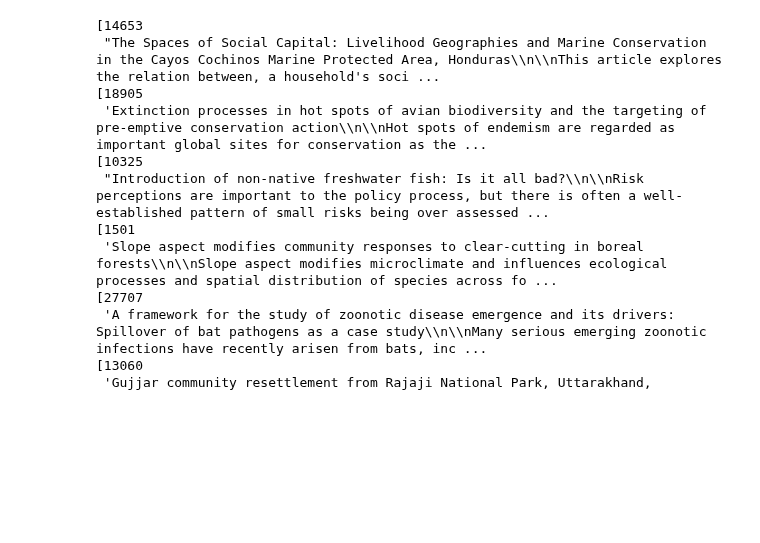
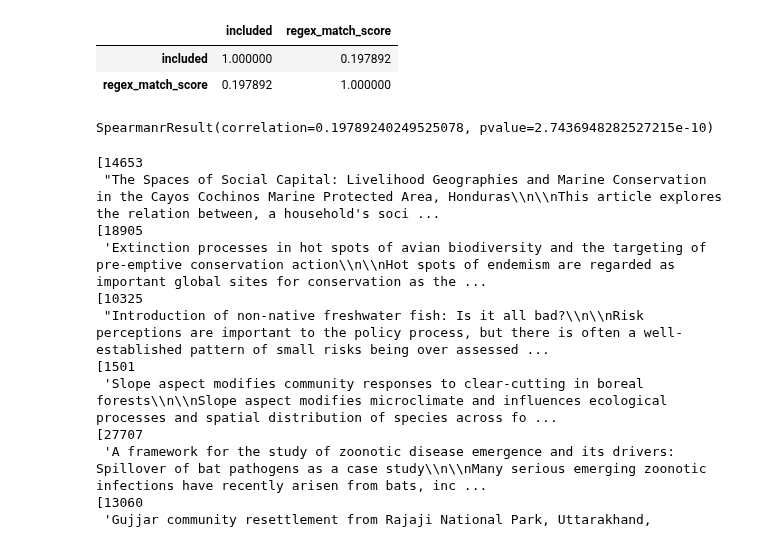
Before and after one commit to datakind/permanent-colandr-back, a Jupyter notebook: notebooks/scratchpad.ipynb, the cells around one changed output. Cells and saved outputs as stored; diff of their text form; code cells hidden in the pictures; blank space fills up the shorter version.

```diff
--- a/notebooks/scratchpad.ipynb
+++ b/notebooks/scratchpad.ipynb
@@ -211,3 +134,15 @@ df.head(10)
+# %%
+df[['included', 'regex_match_score']].corr(method='spearman')
+# %% [output]
+|  | included | regex_match_score |
+| included | 1.000000 | 0.197892 |
+| regex_match_score | 0.197892 | 1.000000 |
+# %%
+from scipy.stats import spearmanr
+
+spearmanr(df['included'].values, df['regex_match_score'].values)
+# %% [output]
+SpearmanrResult(correlation=0.19789240249525078, pvalue=2.7436948282527215e-10)
 # %%
 for citation in itertoolz.take_nth(50, df[['citation_id', 'citation_text']].values):
     print(citation)
```
Also changed, not shown: parts of 17 cells of this notebook, 4 other files.
